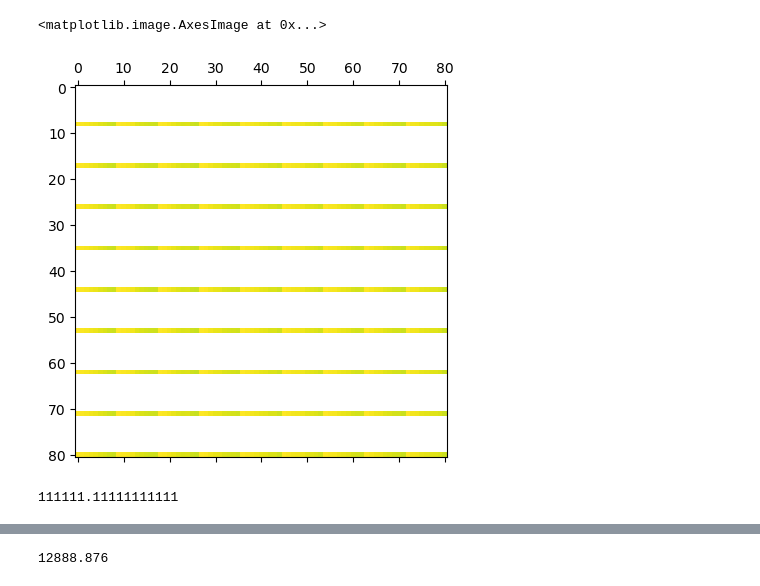
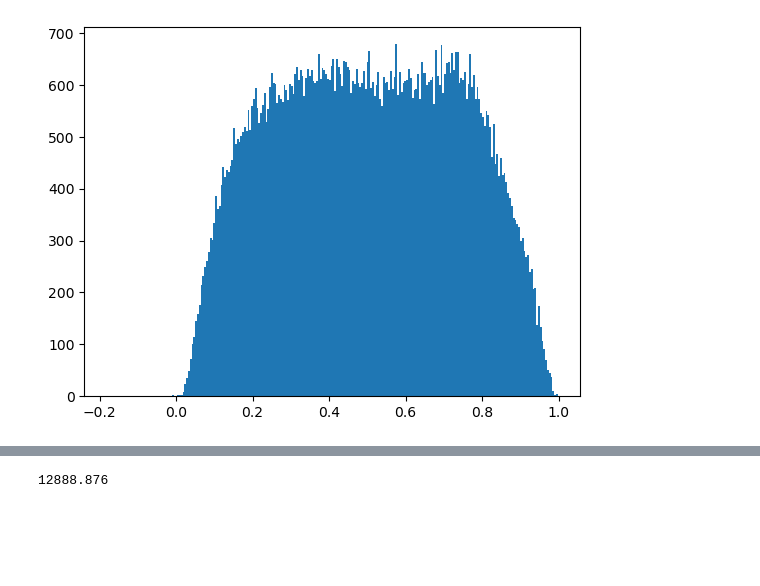
Before and after one commit to z7743/manifold_learning, a Jupyter notebook: notebooks/CCM_test.ipynb, the cells around one changed output, grey strips where cells are left out. Drawn from its saved outputs; the diff is of its cells as text; code cells hidden in the pictures; blank space fills up the shorter version.

```diff
--- a/notebooks/CCM_test.ipynb
+++ b/notebooks/CCM_test.ipynb
@@ -67 +84,10 @@ Y_emb = np.transpose(utils.get_td_embedding_np(X[:,0:200],3,1),(2,0,1)).astype(n
+# %%
+optimal_E = np.load("traffic_results/optimal_E.npy")
+optimal_tau = np.load("traffic_results/optimal_tau.npy")
+value = np.load("traffic_results/optimal_E_tau_rho.npy")
+# %%
+plt.hist(value,bins=250)
+plt.show()
+# %% [output]
+[figure, added]
 # %%
@@ -72,9 +95,0 @@ Y_emb = Y_emb[:,1:]
-# %%
-plt.matshow(ccm.compute(X_emb,X_emb[:],600,200,10,10,0)[-1],vmax=1,vmin=0)
-# %% [output]
-<matplotlib.image.AxesImage at 0x...>
-[figure, removed]
-# %%
-100000 * 100000 / (300 * 300)
-# %% [output]
-111111.11111111111
```
Also changed, not shown: parts of 14 cells of this notebook.
